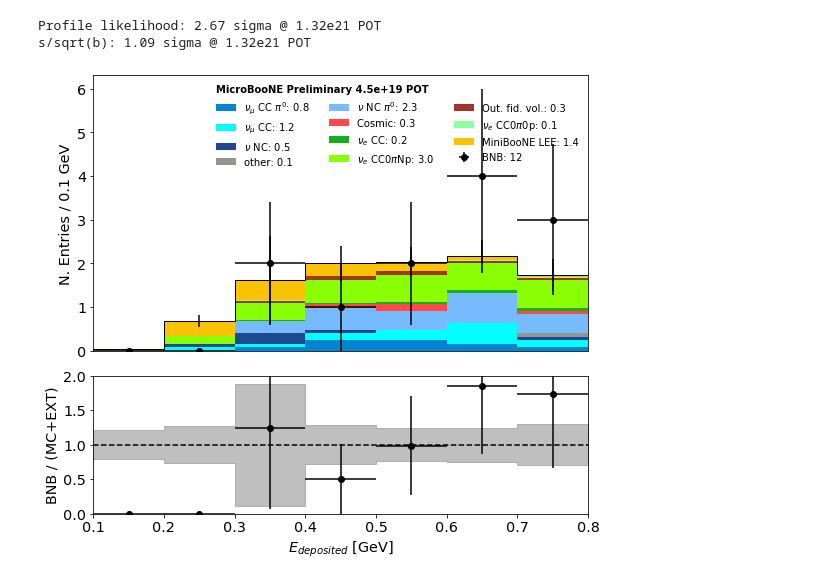
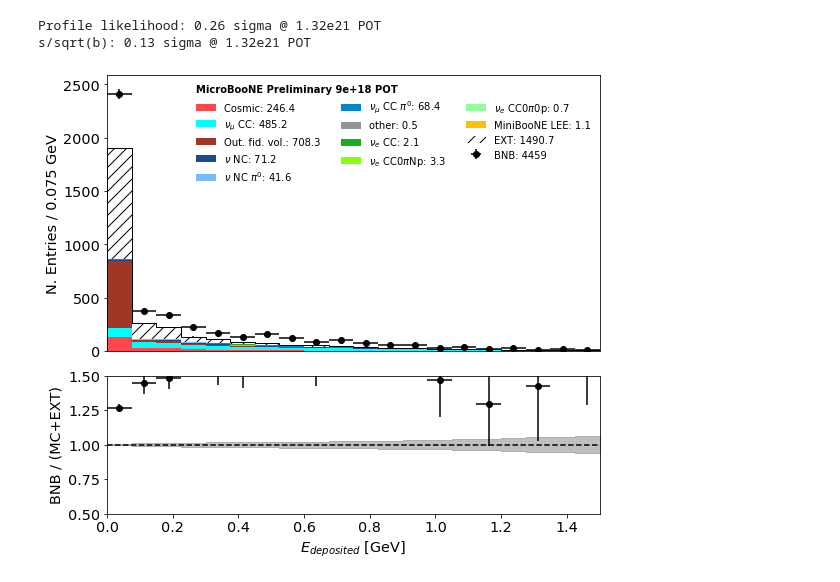
Before and after one commit to ubneutrinos/PELEE, a Jupyter notebook: Plotter.ipynb, the cells around one changed output. Saved outputs shown, nothing was run; the diff lists cells and outputs as text; code cells hidden in the pictures.

```diff
--- a/Plotter.ipynb
+++ b/Plotter.ipynb
@@ -10,3 +6,5 @@ sys.path.append(main_path)
+# %%
+SHRCALIBFACTOR = 1.00
 # %%
 import plotter
 import importlib
@@ -125,9 +127,9 @@ for label, bkg_query in zip(nue_booster.labels, nue_booster.bkg_queries):
         lee[label+"_score"] = booster.predict(
             xgb.DMatrix(lee[features]),
             ntree_limit=booster.best_iteration + 1)
-        nc[label+"_score"] = booster.predict(
-            xgb.DMatrix(nc[features]),
-            ntree_limit=booster.best_iteration + 1)
+        #nc[label+"_score"] = booster.predict(
+        #    xgb.DMatrix(nc[features]),
+        #    ntree_limit=booster.best_iteration + 1)
 features = ["%s_score" % l for l in nue_booster.labels]
 # %%
 with open(main_path+'pickles/booster.pickle', 'rb') as booster_file:
@@ -151,6 +153,6 @@ with open(main_path+'pickles/booster.pickle', 'rb') as booster_file:
     lee["global_score"] = booster.predict(
         xgb.DMatrix(lee[features]),
         ntree_limit=booster.best_iteration + 1)
-    nc["global_score"] = booster.predict(
-        xgb.DMatrix(nc[features]),
-        ntree_limit=booster.best_iteration + 1)
+    #nc["global_score"] = booster.predict(
+    #    xgb.DMatrix(nc[features]),
+    #    ntree_limit=booster.best_iteration + 1)
@@ -284,41 +216,38 @@ my_plotter = plotter.Plotter(samples, weights, pot=4.5e19)
+# %%
+# nue pre-selection w/ CRT
+QUERY = 'selceted == 1'
+QUERY += ' and (crtveto!=1 or crthitpe < 100.) and (_closestNuCosmicDist > 20.)'
 # %%
 miniboone_bins = [
     0, 0.200, 0.300, 0.375, 0.475, 0.550, 0.675, 0.800, 0.950, 1.100, 1.300,
     1.500, 3.000
 ]
 
-# score_cut = 0.9995
-score_cut = 0.997
-
-# print(samples["data"].query("selected==1 & global_score > %g & reco_e >0.8" % score_cut)[["run", "sub", "evt"]].to_string(index=False))
-
 fig, ax1, ax2 = my_plotter.plot_variable(
     "reco_e",
-#     query="trk_chipr > 0 & hits_y > 100 & trk_chipr < 80 & hits_ratio > 0.75 & selected==1 & shr_energy/shr_energy_tot > 0.8 & shr_distance < 5 & trk_distance < 5 & slpdg==12 & (shr_energy_tot+0.02)/0.8 > 0.06 & shr_tkfit_dedx_Y < 3.5 & shr_tkfit_dedx_Y > 0.5",
-    query="selected==1 & global_score > %g" % score_cut,
-#     query="selected==1",
+    query=QUERY,
     kind="event_category",
-    draw_sys=True,
+    #kind="interaction",
+    #kind="sample",
+    draw_sys=False,
     title=r"$E_{deposited}$ [GeV]",
-#     bins=miniboone_bins,
-    bins=7,
-    range=(0.1,0.8),
+    #bins=miniboone_bins,
+    bins=20,
+    range=(0.,1.5),
 )
-
-# ax1.axvline(x=score_cut, color="k", linestyle='--')
-# print(samples["mc"].query("selected==1 & global_score > %g & reco_e > 0.2 & reco_e < 0.8 & category != 11" % score_cut)[["run","sub","evt","shr_score", "category", "trk_chipr"]])
 
 print("Profile likelihood: %.2f sigma @ 1.32e21 POT" % my_plotter.significance_likelihood)
 print("s/sqrt(b): %.2f sigma @ 1.32e21 POT" % my_plotter.significance)
 
 # ax1.set_ylim(0,450)
 # ax1.set_yscale("log")
 # ax1.set_ylim(0,1)
+ax2.set_ylim(0.5,1.5)
 fig.savefig(main_path+"plots/spectrum.pdf")
 # %% [output]
-Profile likelihood: 2.67 sigma @ 1.32e21 POT
-s/sqrt(b): 1.09 sigma @ 1.32e21 POT
+Profile likelihood: 0.26 sigma @ 1.32e21 POT
+s/sqrt(b): 0.13 sigma @ 1.32e21 POT
-[figure, old version]
+[figure, new version]
 # %%
 import matplotlib.cm as cm
 from matplotlib.colors import Normalize
```
Also changed, not shown: parts of 10 cells of this notebook.
